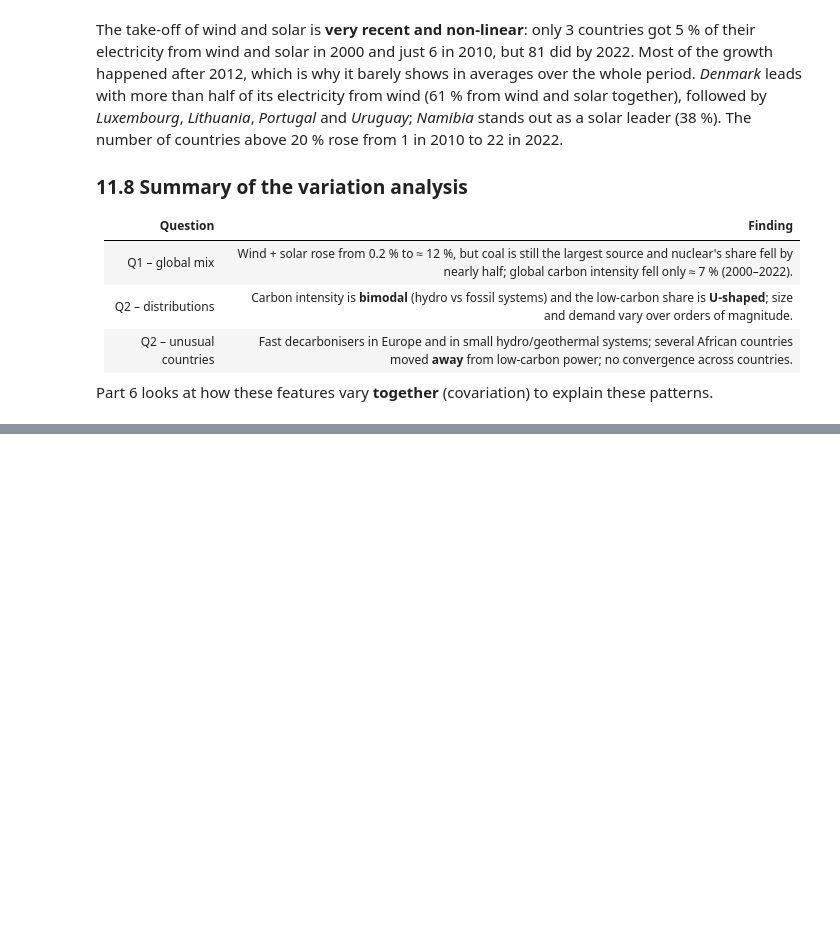
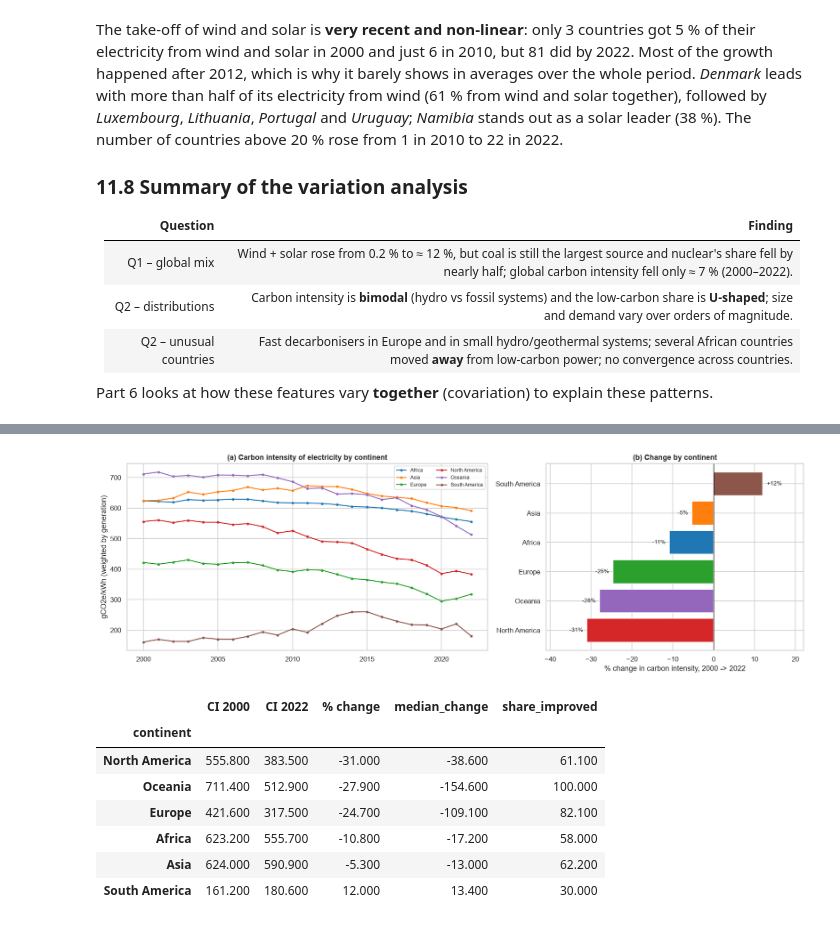
Before and after one commit to Md-Fahad2000/data_exploration_and_preparation_ca1, a Jupyter notebook: Energy_Transition_DEP.ipynb, the cells around one changed output, grey strips where cells are left out. Saved outputs shown, nothing was run; the diff lists cells and outputs as text; code cells hidden in the pictures; blank space fills up the shorter version.

```diff
--- a/Energy_Transition_DEP.ipynb
+++ b/Energy_Transition_DEP.ipynb
@@ -1943,0 +2158,47 @@ Part 6 looks at how these features vary **together** (covariation) to explain th
+# %%
+# Generation-weighted carbon intensity of each continent, per year
+w = eda.assign(emis=eda["carbon_intensity_elec"] * eda["electricity_generation"]) \
+       .groupby(["continent", "year"])[["emis", "electricity_generation"]].sum()
+cont_ci = (w["emis"] / w["electricity_generation"]).unstack("continent")
+
+# Country-level change 2000 -> 2022, summarised per continent
+wide = eda.pivot(index="country", columns="year", values="carbon_intensity_elec")
+change = (wide[2022] - wide[2000]).dropna().rename("change")
+country_cont = eda.drop_duplicates("country").set_index("country")["continent"]
+by_cont = change.groupby(country_cont).agg(median_change="median",
+                                          share_improved=lambda s: (s < 0).mean() * 100)
+
+fig, axes = plt.subplots(1, 2, figsize=(16, 5.2), gridspec_kw={"width_ratios": [1.4, 1]})
+palette = dict(zip(sorted(cont_ci.columns), sns.color_palette("tab10", 6)))
+for cont in cont_ci.columns:
+    axes[0].plot(cont_ci.index, cont_ci[cont], marker="o", ms=3, label=cont, color=palette[cont])
+axes[0].set_ylabel("gCO2e/kWh (weighted by generation)")
+axes[0].set_title("(a) Carbon intensity of electricity by continent")
+axes[0].legend(fontsize=8, ncol=2)
+
+pct = ((cont_ci.loc[2022] / cont_ci.loc[2000] - 1) * 100).sort_values()
+axes[1].barh(pct.index, pct.values, color=[palette[c] for c in pct.index])
+for i, v in enumerate(pct.values):
+    axes[1].text(v + (1 if v >= 0 else -1), i, f"{v:+.0f}%", va="center",
+                 ha="left" if v >= 0 else "right", fontsize=9)
+axes[1].axvline(0, color="black", lw=0.8)
+axes[1].set_xlim(pct.min() - 10, pct.max() + 10)
+axes[1].set_xlabel("% change in carbon intensity, 2000 -> 2022")
+axes[1].set_title("(b) Change by continent")
+fig.tight_layout()
+save_fig(fig, "fig16_continent_decarbonisation")
+plt.show()
+
+summary_q4 = pd.DataFrame({"CI 2000": cont_ci.loc[2000], "CI 2022": cont_ci.loc[2022],
+                           "% change": pct}).join(by_cont).sort_values("% change")
+summary_q4.round(1)
+# %% [output]
+[figure, added]
+|  | CI 2000 | CI 2022 | % change | median_change | share_improved |
+| continent |  |  |  |  |  |
+| North America | 555.800 | 383.500 | -31.000 | -38.600 | 61.100 |
+| Oceania | 711.400 | 512.900 | -27.900 | -154.600 | 100.000 |
+| Europe | 421.600 | 317.500 | -24.700 | -109.100 | 82.100 |
+| Africa | 623.200 | 555.700 | -10.800 | -17.200 | 58.000 |
+| Asia | 624.000 | 590.900 | -5.300 | -13.000 | 62.200 |
+| South America | 161.200 | 180.600 | 12.000 | 13.400 | 30.000 |
```
Also changed, not shown: parts of 17 cells of this notebook, 7 other files.
